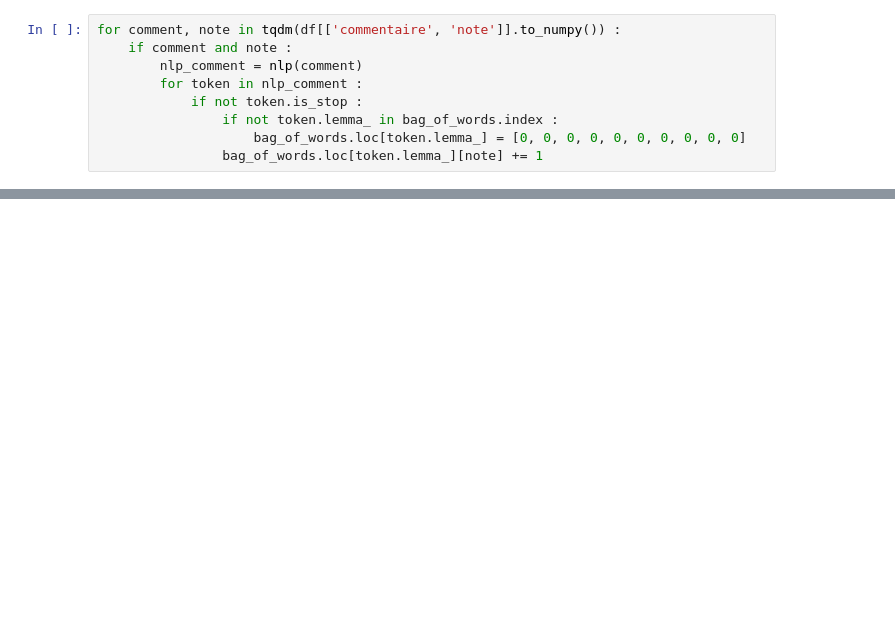
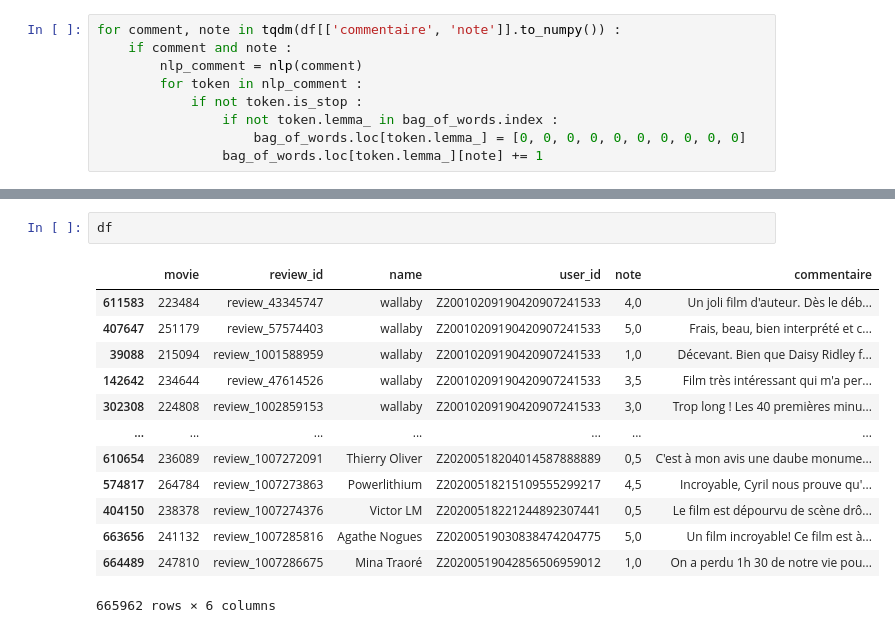
Before and after one commit to dylan-durand/app-innovation, a Jupyter notebook: data_visualization.ipynb, the cells around one changed output, grey strips where cells are left out. Saved outputs shown, nothing was run; the diff lists cells and outputs as text; blank space fills up the shorter version.

```diff
--- a/data_visualization.ipynb
+++ b/data_visualization.ipynb
@@ -105,0 +118,16 @@ word_cloud
+# %%
+df
+# %% [output]
+|  | movie | review_id | name | user_id | note | commentaire |
+| 611583 | 223484 | review_43345747 | wallaby | Z20010209190420907241533 | 4,0 | Un joli film d'auteur. Dès le déb... |
+| 407647 | 251179 | review_57574403 | wallaby | Z20010209190420907241533 | 5,0 | Frais, beau, bien interprété et c... |
+| 39088 | 215094 | review_1001588959 | wallaby | Z20010209190420907241533 | 1,0 | Décevant. Bien que Daisy Ridley f... |
+| 142642 | 234644 | review_47614526 | wallaby | Z20010209190420907241533 | 3,5 | Film très intéressant qui m'a per... |
+| 302308 | 224808 | review_1002859153 | wallaby | Z20010209190420907241533 | 3,0 | Trop long ! Les 40 premières minu... |
+| ... | ... | ... | ... | ... | ... | ... |
+| 610654 | 236089 | review_1007272091 | Thierry Oliver | Z20200518204014587888889 | 0,5 | C'est à mon avis une daube monume... |
+| 574817 | 264784 | review_1007273863 | Powerlithium | Z20200518215109555299217 | 4,5 | Incroyable, Cyril nous prouve qu'... |
+| 404150 | 238378 | review_1007274376 | Victor LM | Z20200518221244892307441 | 0,5 | Le film est dépourvu de scène drô... |
+| 663656 | 241132 | review_1007285816 | Agathe Nogues | Z20200519030838474204775 | 5,0 | Un film incroyable! Ce film est à... |
+| 664489 | 247810 | review_1007286675 | Mina Traoré | Z20200519042856506959012 | 1,0 | On a perdu 1h 30 de notre vie pou... |
+665962 rows × 6 columns
```
Also changed, not shown: parts of 25 cells of this notebook.
